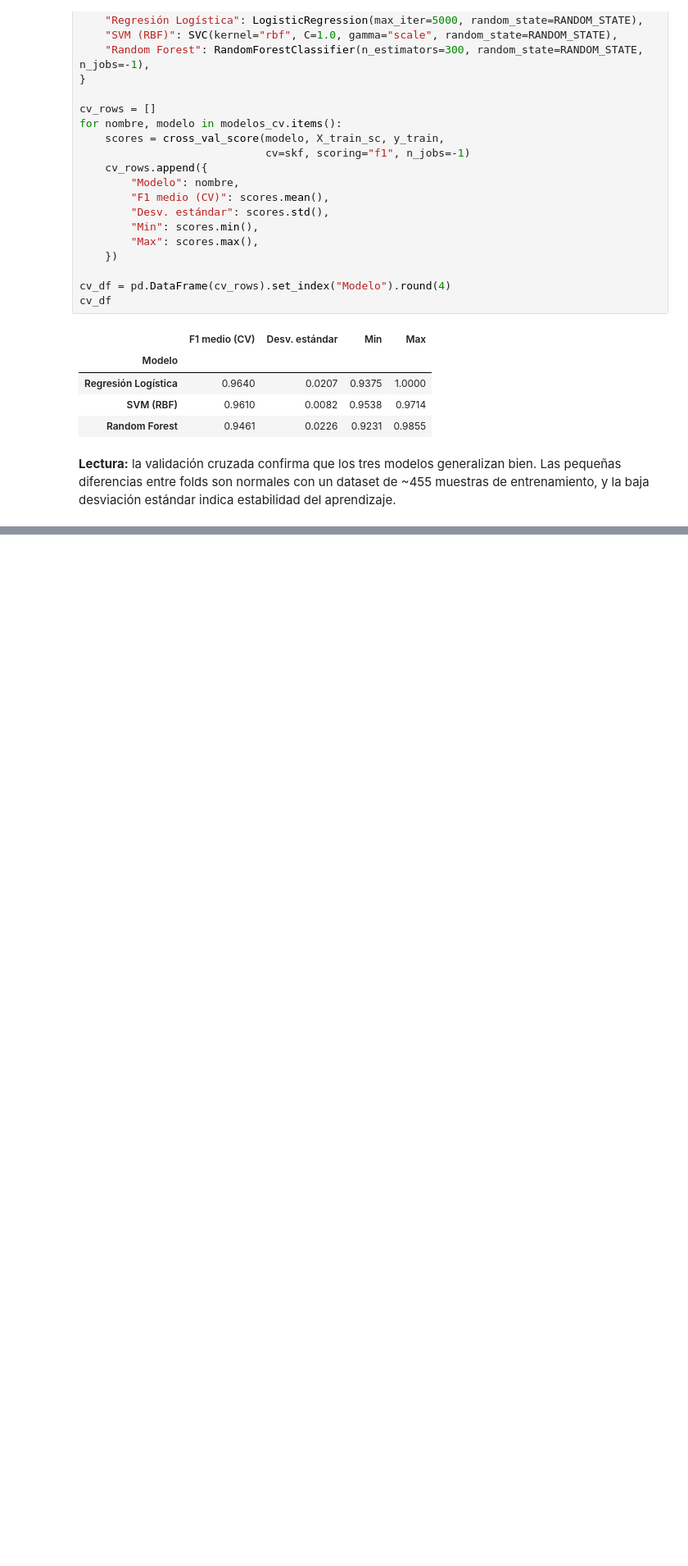
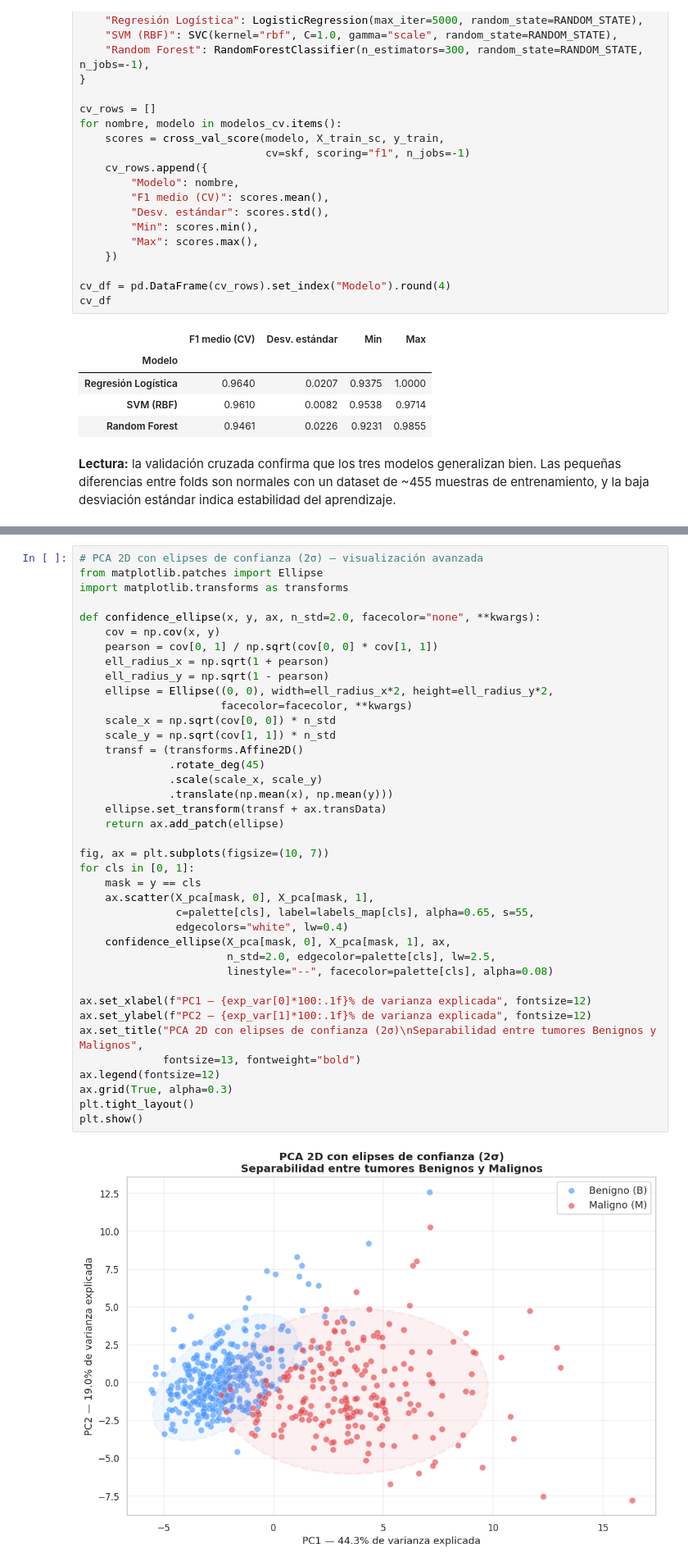
Before and after one commit to EmilianoVS09/Entrega4AnalisisDatos, a Jupyter notebook: Notebooks/Ejercicio_2_Breast_Cancer.ipynb, the cells around one changed output, grey strips where cells are left out. Shown at 82% size. Drawn from its saved outputs; the diff is of its cells as text; blank space fills up the shorter version.

```diff
--- a/Notebooks/Ejercicio_2_Breast_Cancer.ipynb
+++ b/Notebooks/Ejercicio_2_Breast_Cancer.ipynb
@@ -655,0 +790,41 @@ entrenamiento, y la baja desviación estándar indica estabilidad del aprendizaj
+# %%
+# PCA 2D con elipses de confianza (2σ) — visualización avanzada
+from matplotlib.patches import Ellipse
+import matplotlib.transforms as transforms
+
+def confidence_ellipse(x, y, ax, n_std=2.0, facecolor="none", **kwargs):
+    cov = np.cov(x, y)
+    pearson = cov[0, 1] / np.sqrt(cov[0, 0] * cov[1, 1])
+    ell_radius_x = np.sqrt(1 + pearson)
+    ell_radius_y = np.sqrt(1 - pearson)
+    ellipse = Ellipse((0, 0), width=ell_radius_x*2, height=ell_radius_y*2,
+                      facecolor=facecolor, **kwargs)
+    scale_x = np.sqrt(cov[0, 0]) * n_std
+    scale_y = np.sqrt(cov[1, 1]) * n_std
+    transf = (transforms.Affine2D()
+              .rotate_deg(45)
+              .scale(scale_x, scale_y)
+              .translate(np.mean(x), np.mean(y)))
+    ellipse.set_transform(transf + ax.transData)
+    return ax.add_patch(ellipse)
+
+fig, ax = plt.subplots(figsize=(10, 7))
+for cls in [0, 1]:
+    mask = y == cls
+    ax.scatter(X_pca[mask, 0], X_pca[mask, 1],
+               c=palette[cls], label=labels_map[cls], alpha=0.65, s=55,
+               edgecolors="white", lw=0.4)
+    confidence_ellipse(X_pca[mask, 0], X_pca[mask, 1], ax,
+                       n_std=2.0, edgecolor=palette[cls], lw=2.5,
+                       linestyle="--", facecolor=palette[cls], alpha=0.08)
+
+ax.set_xlabel(f"PC1 — {exp_var[0]*100:.1f}% de varianza explicada", fontsize=12)
+ax.set_ylabel(f"PC2 — {exp_var[1]*100:.1f}% de varianza explicada", fontsize=12)
+ax.set_title("PCA 2D con elipses de confianza (2σ)\nSeparabilidad entre tumores Benignos y Malignos",
+             fontsize=13, fontweight="bold")
+ax.legend(fontsize=12)
+ax.grid(True, alpha=0.3)
+plt.tight_layout()
+plt.show()
+# %% [output]
+[figure, added]
```
Also changed, not shown: parts of 7 cells of this notebook.
